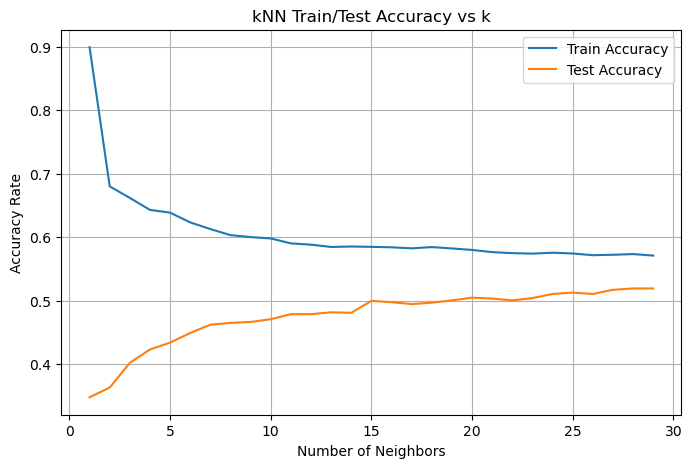
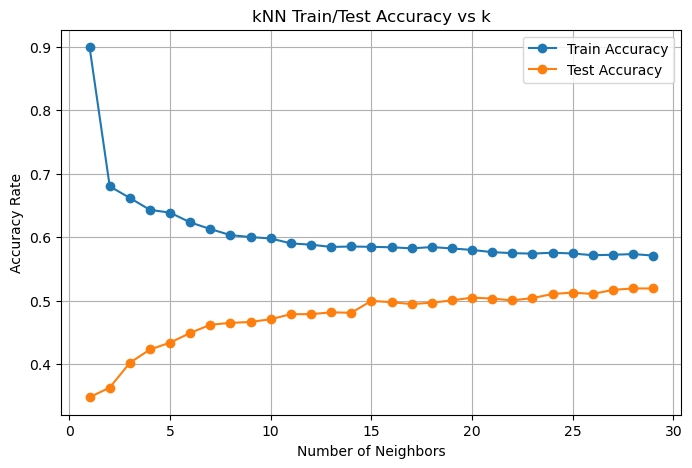
The change to this notebook cell's code, shown as a diff; its figure went from the first image to the second:
--- before
+++ after
@@ -21,6 +21,6 @@
 
 plt.figure(figsize=(8, 5))
-plt.plot(k_values, train_accs, label='Train Accuracy')
-plt.plot(k_values, test_accs, label='Test Accuracy')
+plt.plot(k_values, train_accs, marker='o', label='Train Accuracy')
+plt.plot(k_values, test_accs, marker='o', label='Test Accuracy')
 
 plt.title("kNN Train/Test Accuracy vs k")

Commit: Revert "Merge branch 'main' of https://github.com/cooogus/ECS-171_Research_Project"